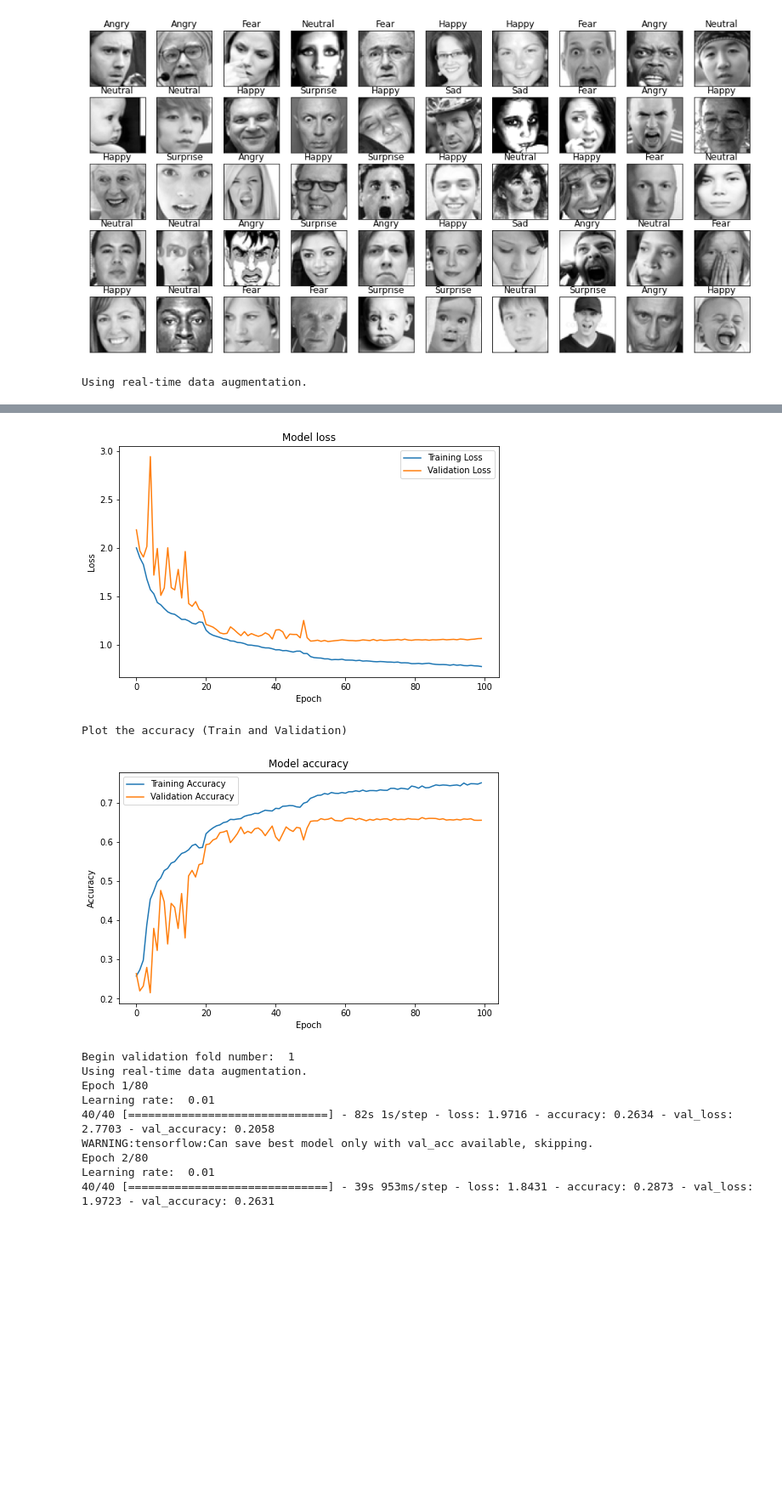
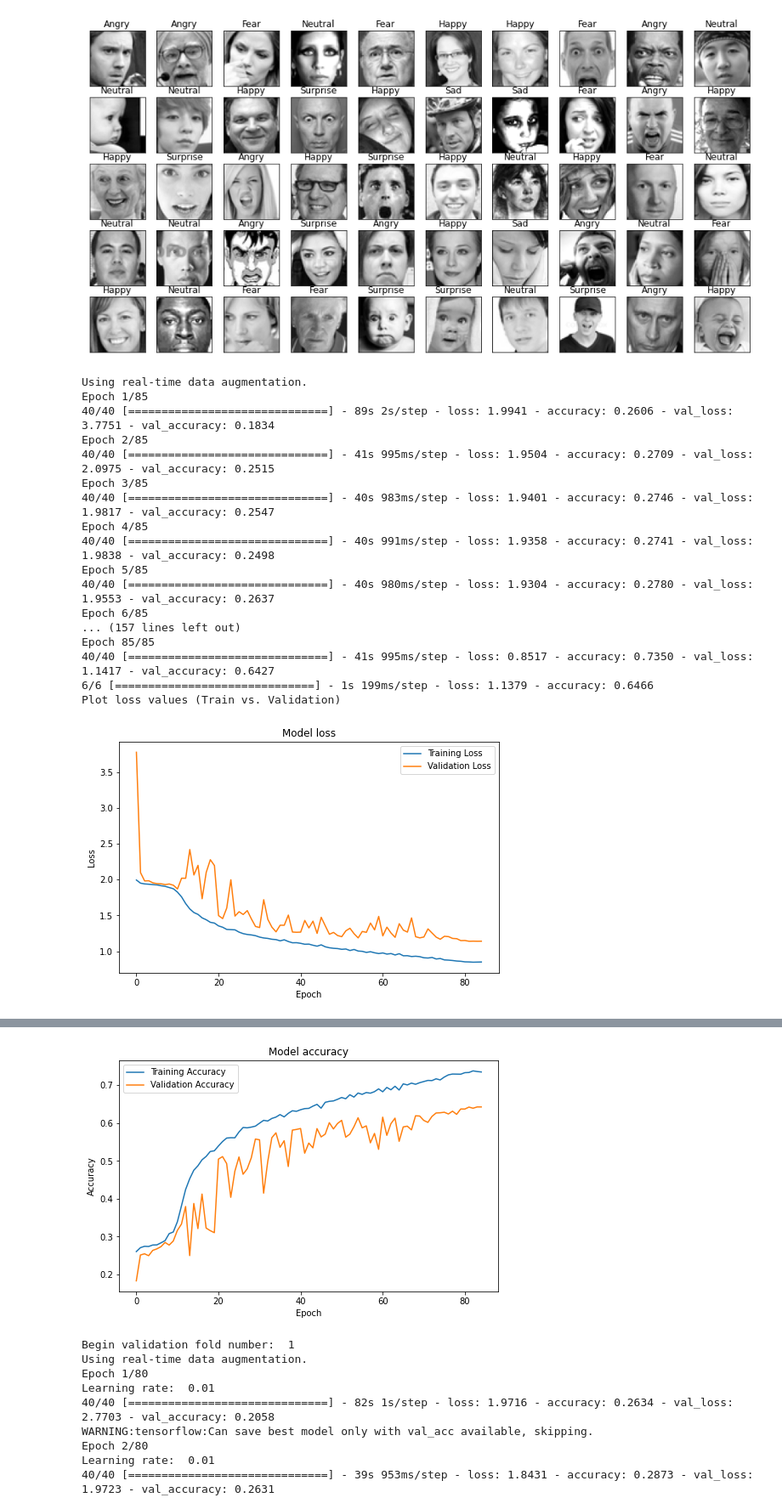
Before and after one commit to Tithra/Computer-Vision-DNN, a Jupyter notebook: FaceRecognition.v3.ipynb, the cells around one changed output, grey strips where cells are left out. Shown at 85% size. Drawn from its saved outputs; the diff is of its cells as text; code cells hidden in the pictures; blank space fills up the shorter version.

```diff
--- a/FaceRecognition.v3.ipynb
+++ b/FaceRecognition.v3.ipynb
@@ -204,21 +204,21 @@ from tensorflow.keras.utils import to_categorical
 from keras.layers import Dense, Conv2D, BatchNormalization, Activation
 from keras.layers import AveragePooling2D, Input, Flatten
 from tensorflow.keras.optimizers import Adam, RMSprop, SGD
-from keras.callbacks import ModelCheckpoint, LearningRateScheduler
-from keras.callbacks import ReduceLROnPlateau
+from keras.callbacks import ModelCheckpoint, LearningRateScheduler, ReduceLROnPlateau
 from keras.preprocessing.image import ImageDataGenerator
 from keras.regularizers import l2
 from keras import backend as K
 from keras.models import Model
-from keras.datasets import cifar10
 import resnet_v1, mobilenets
 import numpy as np
 import matplotlib.pyplot as plt
+import math
 import os
+import callbacks as cb
 
 # Training parameters
 batch_size = 512
-epochs = 100
+epochs = 85
 data_augmentation = True
 num_classes = 7
 subtract_pixel_mean = False  # Subtracting pixel mean improves accuracy
@@ -271,7 +271,7 @@ model = resnet_v1.resnet_v1(input_shape=input_shape, depth=depth,num_classes=7,
 #model = mobilenets.MobileNet(input_shape=input_shape, classes=num_classes, attention_module='cbam_block')
 #model.compile(loss='categorical_crossentropy',optimizer=Adam(lr=lr_schedule(0)),metrics=['accuracy'])
 model.compile(loss='categorical_crossentropy',
-              optimizer=Adam(), #SGD(decay=2e-5, momentum=0.9, nesterov=True),
+              optimizer=SGD(0.01, decay=1e-3, momentum=0.9),#Adam(), #SGD(decay=2e-5, momentum=0.9, nesterov=True),
               metrics=['accuracy'])
 #model.summary()
 
@@ -302,6 +302,13 @@ lr_reducer = ReduceLROnPlateau(factor=np.sqrt(0.1),
                                patience=5,
                                min_lr=0.5e-6)
 callbacks = [checkpoint, lr_reducer, lr_scheduler]
+
+cbs = cb.OneCycleSchedulerCallback(cyc_iterations= 2 * 40 * math.ceil(len(x_train) / batch_size) + 1,
+                                       ramp_iterations= 5 * math.ceil(len(x_train) / batch_size),
+                                       min_lr=0.001,
+                                       max_lr=0.1,
+                                       min_mom=0.8,
+                                       max_mom=0.95)
 
 # Run training, with or without data augmentation.
 if not data_augmentation:
@@ -359,10 +366,10 @@ else:
 
     # Fit the model on the batches generated by datagen.flow().
     #history = model.fit_generator(datagen.flow(x_train, y_train, batch_size=batch_size),
-    history = model.fit_generator(datagen.flow(x_train, y_train, batch_size=batch_size),
+    history = model.fit(datagen.flow(x_train, y_train, batch_size=batch_size),
                     validation_data=(x_val, y_val),
                     epochs=epochs, verbose=1, workers=4,
-                    callbacks=callbacks)
+                    callbacks=cbs)
 
 # Score trained model.
 scores = model.evaluate(x_test, y_test, verbose=1,batch_size=batch_size,)
@@ -393,3 +400,20 @@ def plot_model_history(history):
 plot_model_history(history)
 # %% [output]
 Using real-time data augmentation.
+Epoch 1/85
+40/40 [==============================] - 89s 2s/step - loss: 1.9941 - accuracy: 0.2606 - val_loss: 3.7751 - val_accuracy: 0.1834
+Epoch 2/85
+40/40 [==============================] - 41s 995ms/step - loss: 1.9504 - accuracy: 0.2709 - val_loss: 2.0975 - val_accuracy: 0.2515
+Epoch 3/85
+40/40 [==============================] - 40s 983ms/step - loss: 1.9401 - accuracy: 0.2746 - val_loss: 1.9817 - val_accuracy: 0.2547
+Epoch 4/85
+40/40 [==============================] - 40s 991ms/step - loss: 1.9358 - accuracy: 0.2741 - val_loss: 1.9838 - val_accuracy: 0.2498
+Epoch 5/85
+40/40 [==============================] - 40s 980ms/step - loss: 1.9304 - accuracy: 0.2780 - val_loss: 1.9553 - val_accuracy: 0.2637
+Epoch 6/85
+... (157 lines left out)
+Epoch 85/85
+40/40 [==============================] - 41s 995ms/step - loss: 0.8517 - accuracy: 0.7350 - val_loss: 1.1417 - val_accuracy: 0.6427
+6/6 [==============================] - 1s 199ms/step - loss: 1.1379 - accuracy: 0.6466
+Plot loss values (Train vs. Validation)
+[figure, new version]
@@ -413,6 +421,4 @@ Plot loss values (Train vs. Validation)
-[figure, old version]
-Plot the accuracy (Train and Validation)
-[figure, old version]
+[figure, new version]
 # %%
 #CBAM with cross validation
 
```
Also changed, not shown: parts of 2 cells of this notebook.
